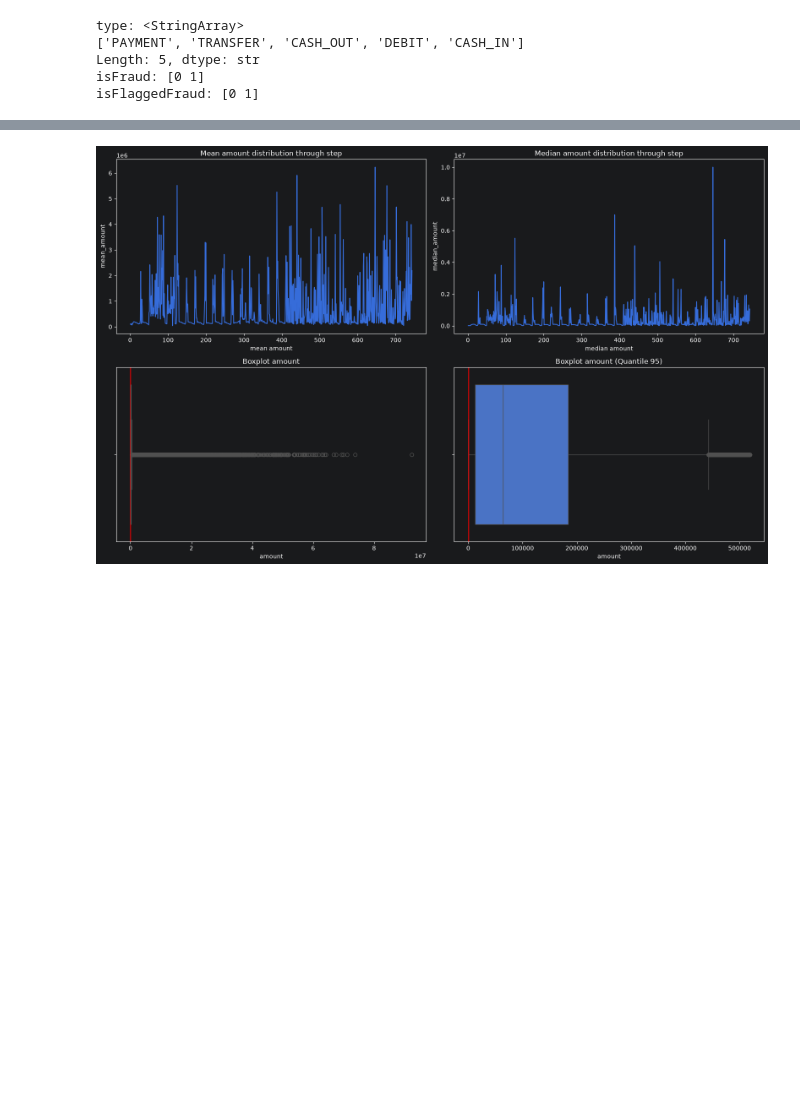
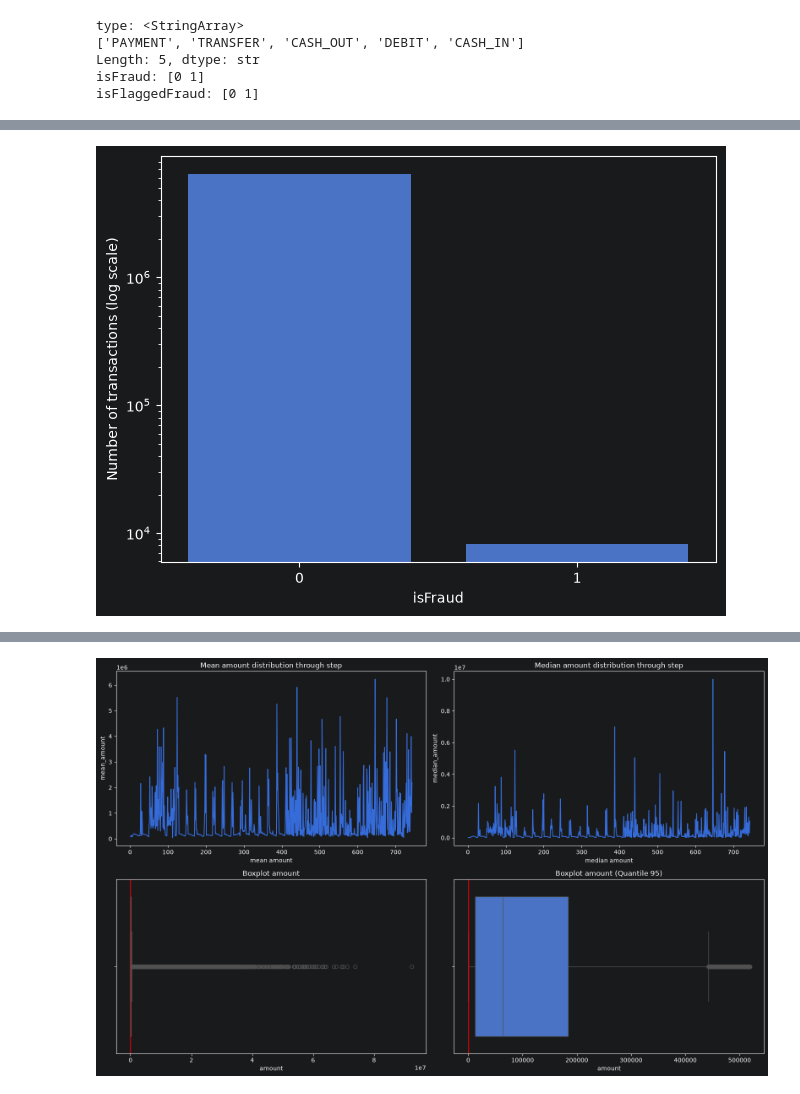
Before and after one commit to blbl-blbl/kaggle-Financial-Fraud-Detection-Dataset, a Jupyter notebook: notebooks/01_eda.ipynb, the cells around one changed output, grey strips where cells are left out. Cells and saved outputs as stored; diff of their text form; code cells hidden in the pictures; blank space fills up the shorter version.

```diff
--- a/notebooks/01_eda.ipynb
+++ b/notebooks/01_eda.ipynb
@@ -101,0 +125,15 @@ plt.show()
+# %%
+fraud_counts = df['isFraud'].value_counts().sort_index()
+
+ax = sns.barplot(
+    x=fraud_counts.index.astype(str),
+    y=fraud_counts.values
+)
+
+ax.set_yscale('log')
+ax.set_xlabel('isFraud')
+ax.set_ylabel('Number of transactions (log scale)')
+plt.tight_layout()
+plt.show()
+# %% [output]
+[figure, added]
```
Also changed, not shown: parts of 24 cells of this notebook.
